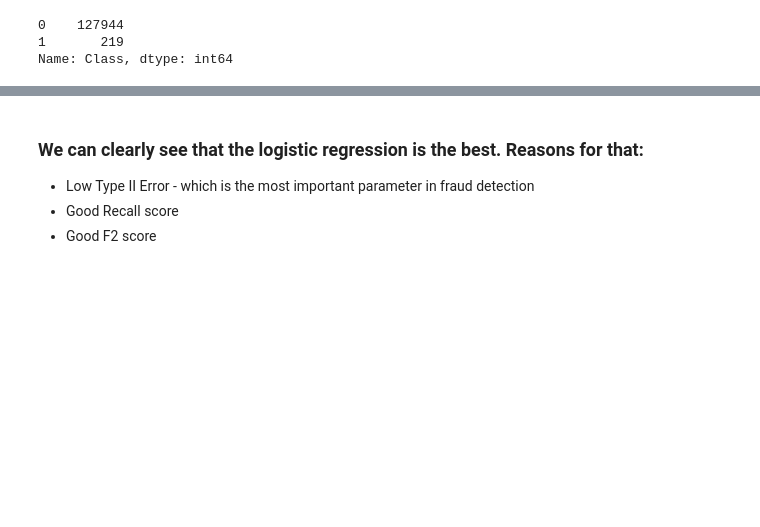
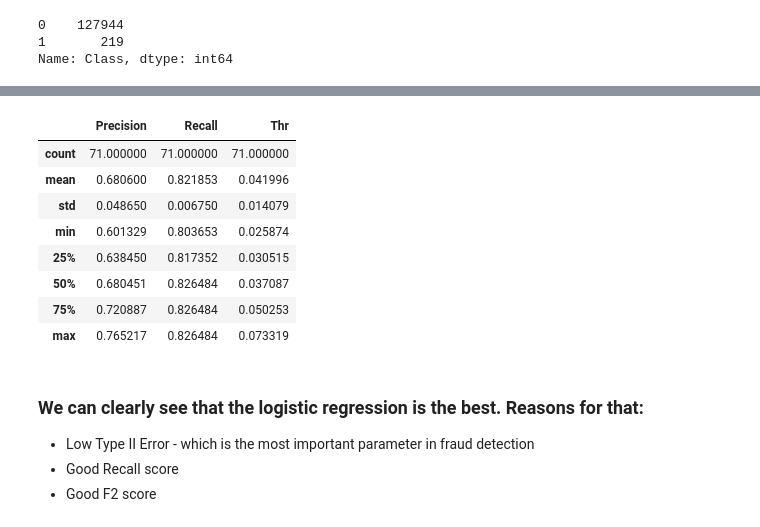
Before and after one commit to FelixOnofrei/Data-Science, a Jupyter notebook: Fraud_Detection/Credit Card Fraud Detection - Kaggle Dataset.ipynb, the cells around one changed output, grey strips where cells are left out. Cells and saved outputs as stored; diff of their text form; code cells hidden in the pictures; blank space fills up the shorter version.

```diff
--- a/Fraud_Detection/Credit Card Fraud Detection - Kaggle Dataset.ipynb
+++ b/Fraud_Detection/Credit Card Fraud Detection - Kaggle Dataset.ipynb
@@ -414,3 +474,15 @@ weighted avg       1.00      1.00      1.00    128163
+# %%
+pr[(pr['Precision']>0.6) & (pr['Recall']>0.8)].describe()
+# %% [output]
+|  | Precision | Recall | Thr |
+| count | 71.000000 | 71.000000 | 71.000000 |
+| mean | 0.680600 | 0.821853 | 0.041996 |
+| std | 0.048650 | 0.006750 | 0.014079 |
+| min | 0.601329 | 0.803653 | 0.025874 |
+| 25% | 0.638450 | 0.817352 | 0.030515 |
+| 50% | 0.680451 | 0.826484 | 0.037087 |
+| 75% | 0.720887 | 0.826484 | 0.050253 |
+| max | 0.765217 | 0.826484 | 0.073319 |
 # %% [markdown]
 ### We can clearly see that the logistic regression is the best. Reasons for that:
 - Low Type II Error - which is the most important parameter in fraud detection
```
Also changed, not shown: parts of 19 cells of this notebook.
